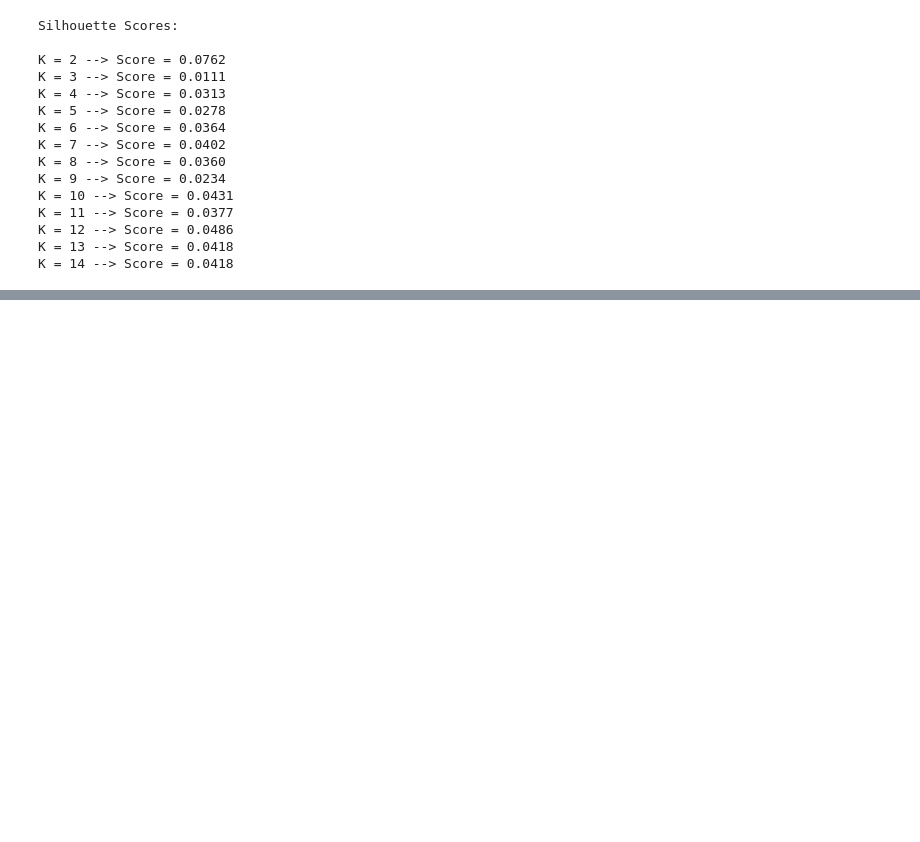
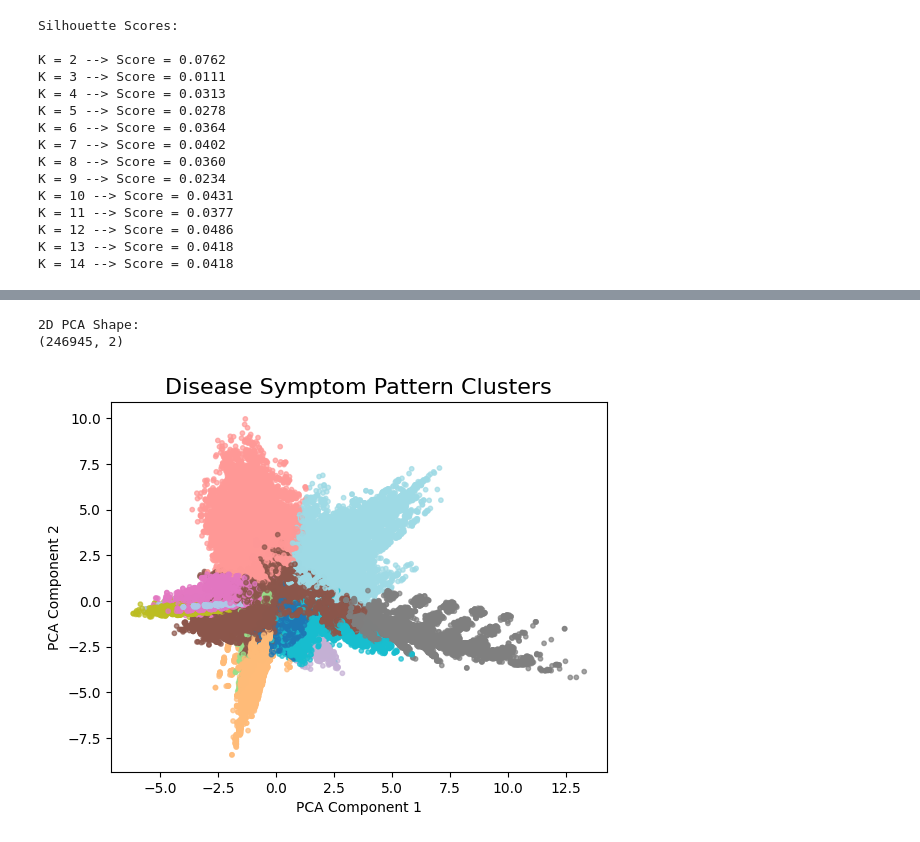
Before and after one commit to SATYA012904/Disease-Symptom-Pattern-Discovery, a Jupyter notebook: Untitled27.ipynb, the cells around one changed output, grey strips where cells are left out. Saved outputs shown, nothing was run; the diff lists cells and outputs as text; code cells hidden in the pictures; blank space fills up the shorter version.

```diff
--- a/Untitled27.ipynb
+++ b/Untitled27.ipynb
@@ -840,0 +844,9 @@ K = 14 --> Score = 0.0418
+# %%
+kmeans = KMeans(
+    n_clusters=12,
+    random_state=42,
+    n_init=10
+)
+# %%
+clusters = kmeans.fit_predict(X_pca)
+print("K-Means Clustering Completed")
@@ -840,0 +924,44 @@ K = 14 --> Score = 0.0418
+# %%
+pca_2d = PCA(n_components=2)
+
+X_2d = pca_2d.fit_transform(X_pca)
+
+print("2D PCA Shape:")
+print(X_2d.shape)
+# %% [output]
+2D PCA Shape:
+(246945, 2)
+# %%
+scatter = plt.scatter(
+    X_2d[:,0],
+    X_2d[:,1],
+    c=clusters,
+    cmap='tab20',
+    s=10,
+    alpha=0.7
+)
+
+# Labels
+plt.title("Disease Symptom Pattern Clusters", fontsize=16)
+
+plt.xlabel("PCA Component 1")
+
+plt.ylabel("PCA Component 2")
+
+# ------------------------------------------
+# CREATE LEGEND
+# ------------------------------------------
+
+legend = plt.legend(
+    *scatter.legend_elements(),
+    title="Clusters",
+    bbox_to_anchor=(1.05, 1),
+    loc='upper left'
+)
+
+plt.gca().add_artist(legend)
+
+# Show plot
+plt.show()
+# %% [output]
+[figure, added]
```
Also changed, not shown: parts of 11 cells of this notebook.
